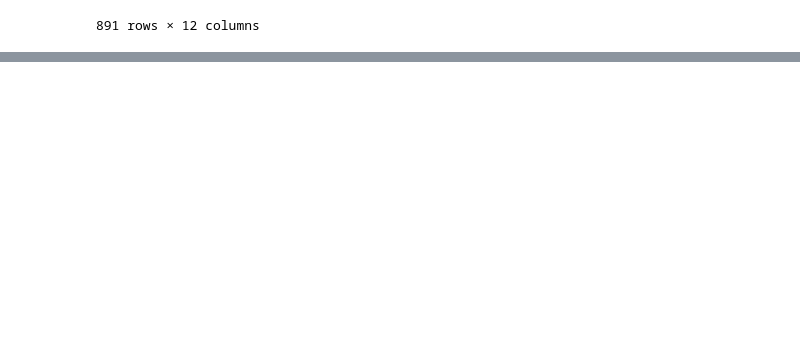
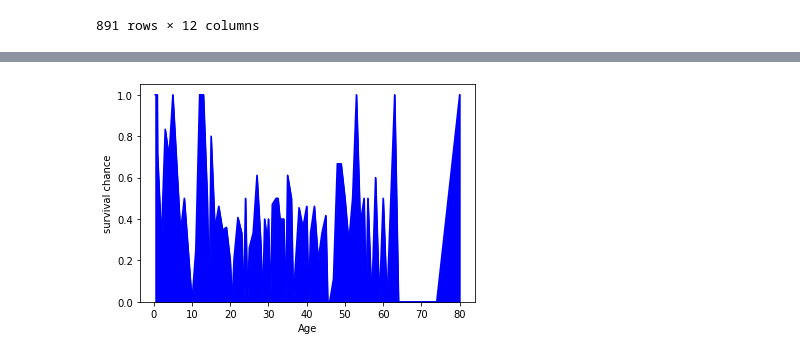
Before and after one commit to Ash1601/yit-ml-internship-assignment-1, a Jupyter notebook: Untitled.ipynb, the cells around one changed output, grey strips where cells are left out. Cells and saved outputs as stored; diff of their text form; code cells hidden in the pictures; blank space fills up the shorter version.

```diff
--- a/Untitled.ipynb
+++ b/Untitled.ipynb
@@ -18,3 +18,9 @@ df
 | 889 | 890 | 1 | 1 | Behr, Mr. Karl Howell | male | 26.0 | 0 | 0 | 111369 | 30.0000 | ... |
 | 890 | 891 | 0 | 3 | Dooley, Mr. Patrick | male | 32.0 | 0 | 0 | 370376 | 7.7500 | ... |
 891 rows × 12 columns
+# %%
+
+df.drop('PassengerId',axis=1,inplace=True)
+df.drop('Name',axis=1,inplace=True)
+df.drop('Ticket',axis=1,inplace=True)
+df.drop('Cabin',axis=1,inplace=True)
@@ -20,0 +63,2 @@ df
+# %%
+ df['Age'].fillna(df['Age'].mean(), inplace=True)
@@ -20,0 +69,4 @@ df
+# %%
+
+passenger_age=df.groupby(['Age']).mean()
+passenger_age
@@ -20,0 +88,7 @@ df
+# %%
+
+passenger_age['Survived'].plot.area(color='b')
+plt.ylabel("survival chance")
+plt.show()
+# %% [output]
+[figure, added]
```
Also changed, not shown: parts of 32 cells of this notebook.
